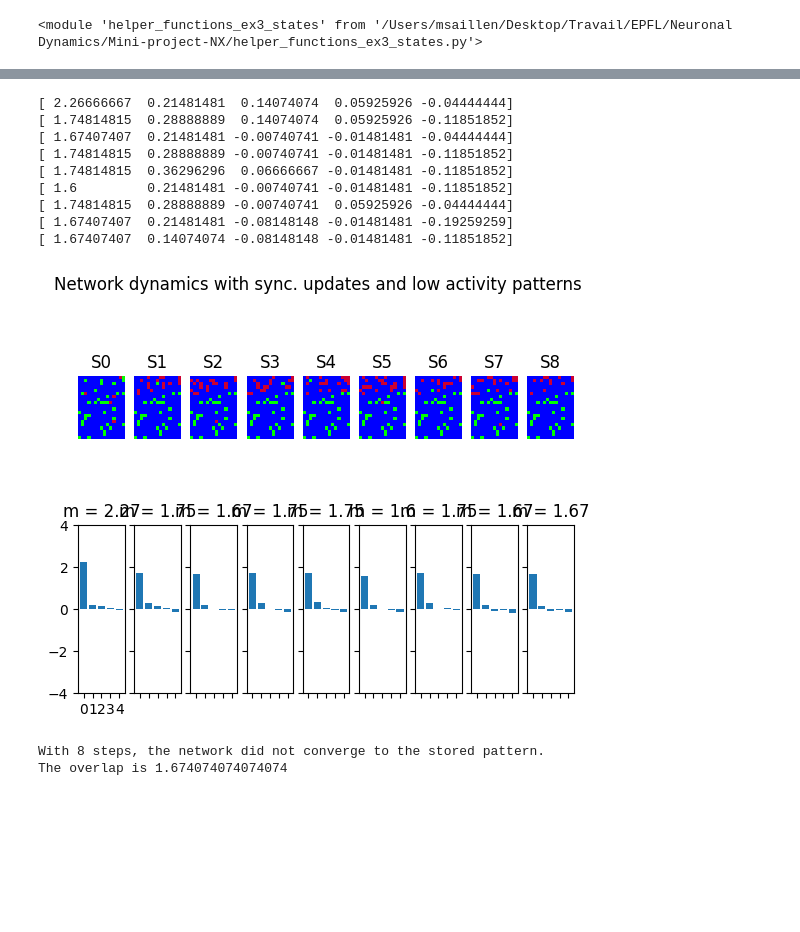
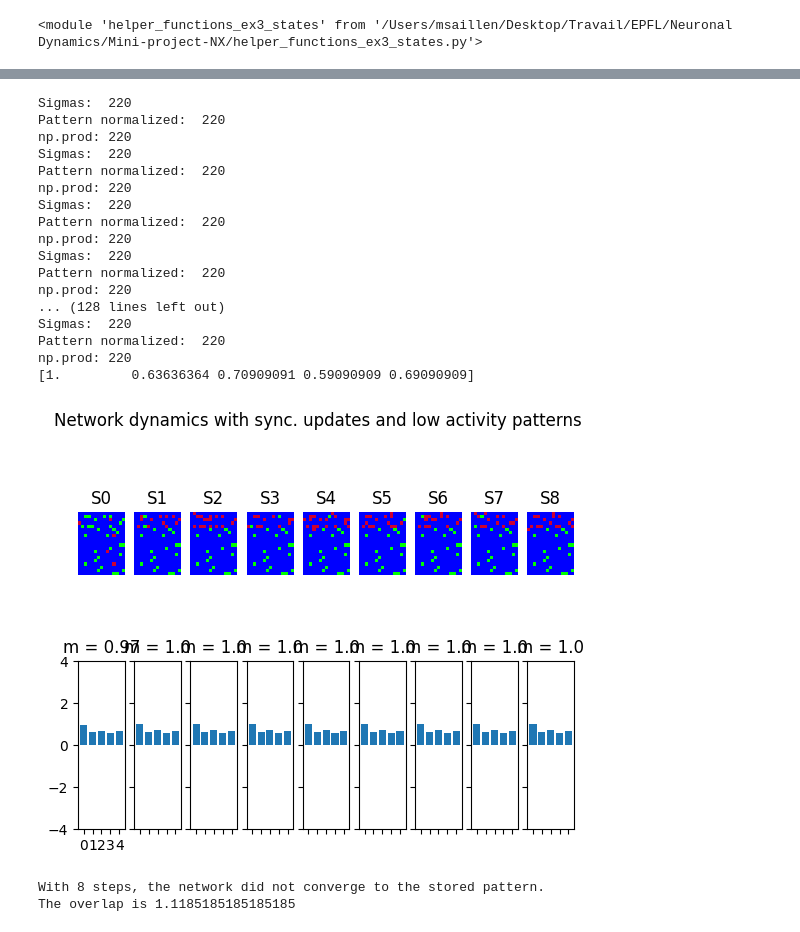
Before and after one commit to siyounglee00/Mini-project-NX, a Jupyter notebook: Miniproject_ex3.ipynb, the cells around one changed output, grey strips where cells are left out. Drawn from its saved outputs; the diff is of its cells as text; code cells hidden in the pictures; blank space fills up the shorter version.

```diff
--- a/Miniproject_ex3.ipynb
+++ b/Miniproject_ex3.ipynb
@@ -149,7 +149,7 @@ reload(helper_functions_ex3_states)
 
 cst = {
     "N": 300,                 # Number of neurons
-    "N_I": 8,                # Number of inhibitory neurons
+    "N_I": 80,                # Number of inhibitory neurons
     "K": 60,                  # Number of excitatory neurons from which each inhibitory neuron receives an input
     "a": 0.1,                 # Mean pattern activity
     "theta": 1,               # Threshold
@@ -225,19 +225,28 @@ The overlap is 1.7481481481481482
 # %%
-from helper_functions import study_overlap_low_activity, plot_state_sequence_and_overlap_low
+from helper_functions import study_overlap_low_activity
+from helper_functions_ex3 import plot_state_sequence_and_overlap
 
-plot_state_sequence_and_overlap_low(sigmas_list_as_patterns_seq, pattern_list, cst["a"], reference_idx=0, suptitle="Network dynamics with sync. updates and low activity patterns")
+plot_state_sequence_and_overlap(sigmas_list_as_patterns_seq, pattern_list, overlap_from=cst["N_I"], reference_idx=0, suptitle="Network dynamics with sync. updates and low activity patterns")
 
 overlap = study_overlap_low_activity(sigmas_list_as_patterns_seq, pattern_list, cst["T"], cst["a"])
 # %% [output]
-[ 2.26666667  0.21481481  0.14074074  0.05925926 -0.04444444]
-[ 1.74814815  0.28888889  0.14074074  0.05925926 -0.11851852]
-[ 1.67407407  0.21481481 -0.00740741 -0.01481481 -0.04444444]
-[ 1.74814815  0.28888889 -0.00740741 -0.01481481 -0.11851852]
-[ 1.74814815  0.36296296  0.06666667 -0.01481481 -0.11851852]
-[ 1.6         0.21481481 -0.00740741 -0.01481481 -0.11851852]
-[ 1.74814815  0.28888889 -0.00740741  0.05925926 -0.04444444]
-[ 1.67407407  0.21481481 -0.08148148 -0.01481481 -0.19259259]
-[ 1.67407407  0.14074074 -0.08148148 -0.01481481 -0.11851852]
+Sigmas:  220
+Pattern normalized:  220
+np.prod: 220
+Sigmas:  220
+Pattern normalized:  220
+np.prod: 220
+Sigmas:  220
+Pattern normalized:  220
+np.prod: 220
+Sigmas:  220
+Pattern normalized:  220
+np.prod: 220
+... (128 lines left out)
+Sigmas:  220
+Pattern normalized:  220
+np.prod: 220
+[1.         0.63636364 0.70909091 0.59090909 0.69090909]
-[figure, old version]
+[figure, new version]
 With 8 steps, the network did not converge to the stored pattern.
-The overlap is 1.674074074074074
+The overlap is 1.1185185185185185
```
Also changed, not shown: parts of 3 cells of this notebook, 2 other files.
